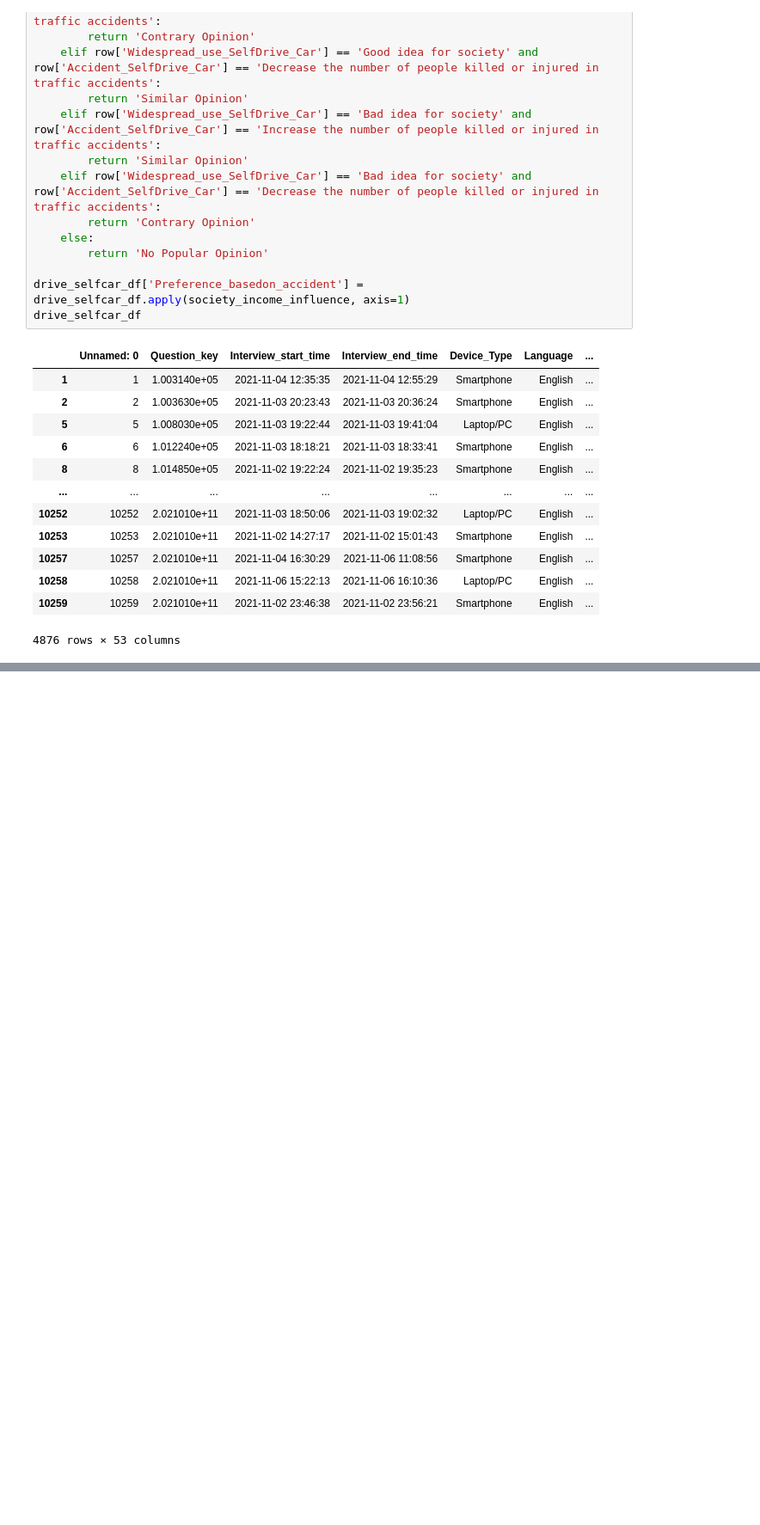
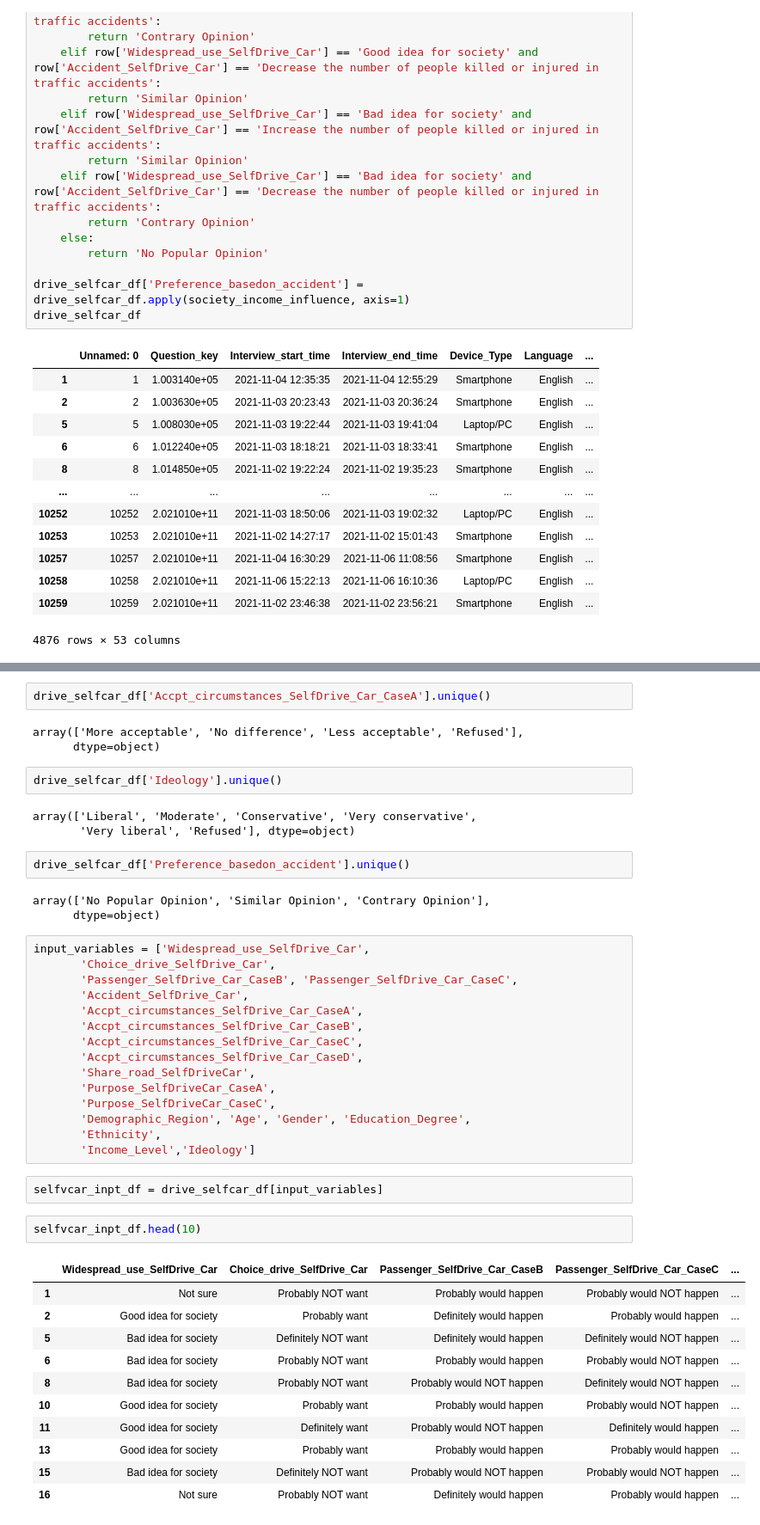
Before and after one commit to EvaW01/schulich_ai_fundamentals, a Jupyter notebook: selfcar_cleaned.ipynb, the cells around one changed output, grey strips where cells are left out. Shown: that part at 86% size. Saved outputs shown, nothing was run; the diff lists cells and outputs as text; blank space fills up the shorter version.

```diff
--- a/selfcar_cleaned.ipynb
+++ b/selfcar_cleaned.ipynb
@@ -127,0 +148,46 @@ drive_selfcar_df
+# %%
+drive_selfcar_df['Accpt_circumstances_SelfDrive_Car_CaseA'].unique()
+# %% [output]
+array(['More acceptable', 'No difference', 'Less acceptable', 'Refused'],
+      dtype=object)
+# %%
+drive_selfcar_df['Ideology'].unique()
+# %% [output]
+array(['Liberal', 'Moderate', 'Conservative', 'Very conservative',
+       'Very liberal', 'Refused'], dtype=object)
+# %%
+drive_selfcar_df['Preference_basedon_accident'].unique()
+# %% [output]
+array(['No Popular Opinion', 'Similar Opinion', 'Contrary Opinion'],
+      dtype=object)
+# %%
+input_variables = ['Widespread_use_SelfDrive_Car',
+       'Choice_drive_SelfDrive_Car',
+       'Passenger_SelfDrive_Car_CaseB', 'Passenger_SelfDrive_Car_CaseC',
+       'Accident_SelfDrive_Car',
+       'Accpt_circumstances_SelfDrive_Car_CaseA',
+       'Accpt_circumstances_SelfDrive_Car_CaseB',
+       'Accpt_circumstances_SelfDrive_Car_CaseC',
+       'Accpt_circumstances_SelfDrive_Car_CaseD',
+       'Share_road_SelfDriveCar',
+       'Purpose_SelfDriveCar_CaseA',
+       'Purpose_SelfDriveCar_CaseC',
+       'Demographic_Region', 'Age', 'Gender', 'Education_Degree',
+       'Ethnicity',
+       'Income_Level','Ideology']
+# %%
+selfvcar_inpt_df = drive_selfcar_df[input_variables]
+# %%
+selfvcar_inpt_df.head(10)
+# %% [output]
+|  | Widespread_use_SelfDrive_Car | Choice_drive_SelfDrive_Car | Passenger_SelfDrive_Car_CaseB | Passenger_SelfDrive_Car_CaseC | ... |
+| 1 | Not sure | Probably NOT want | Probably would happen | Probably would NOT happen | ... |
+| 2 | Good idea for society | Probably want | Definitely would happen | Probably would happen | ... |
+| 5 | Bad idea for society | Definitely NOT want | Definitely would happen | Definitely would NOT happen | ... |
+| 6 | Bad idea for society | Probably NOT want | Probably would happen | Probably would NOT happen | ... |
+| 8 | Bad idea for society | Probably NOT want | Probably would NOT happen | Definitely would NOT happen | ... |
+| 10 | Good idea for society | Probably want | Probably would happen | Probably would NOT happen | ... |
+| 11 | Good idea for society | Definitely want | Probably would NOT happen | Definitely would happen | ... |
+| 13 | Good idea for society | Probably want | Probably would happen | Probably would happen | ... |
+| 15 | Bad idea for society | Definitely NOT want | Probably would NOT happen | Probably would NOT happen | ... |
+| 16 | Not sure | Probably NOT want | Definitely would happen | Probably would happen | ... |
```
Also changed, not shown: parts of 1 cell of this notebook.
